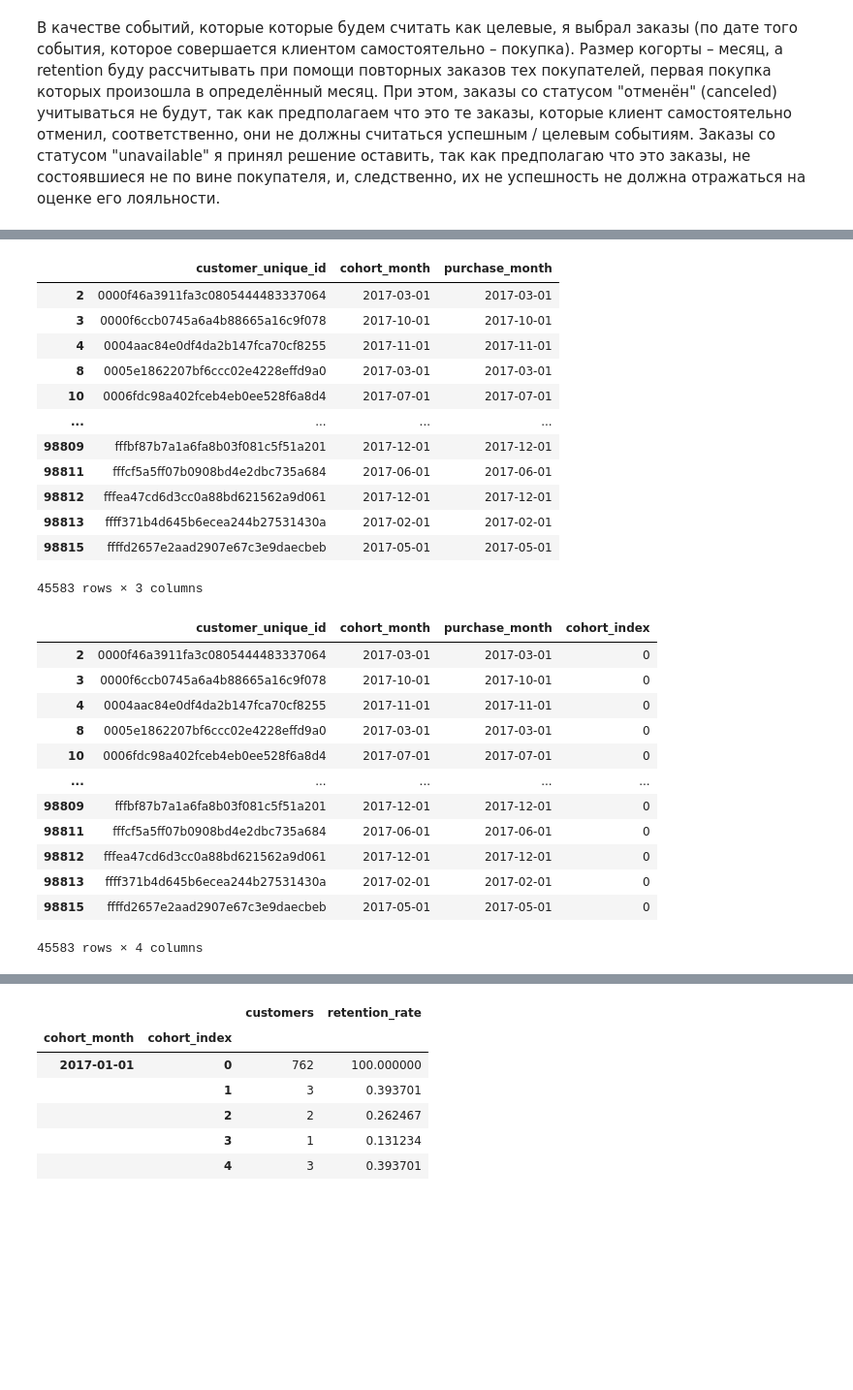
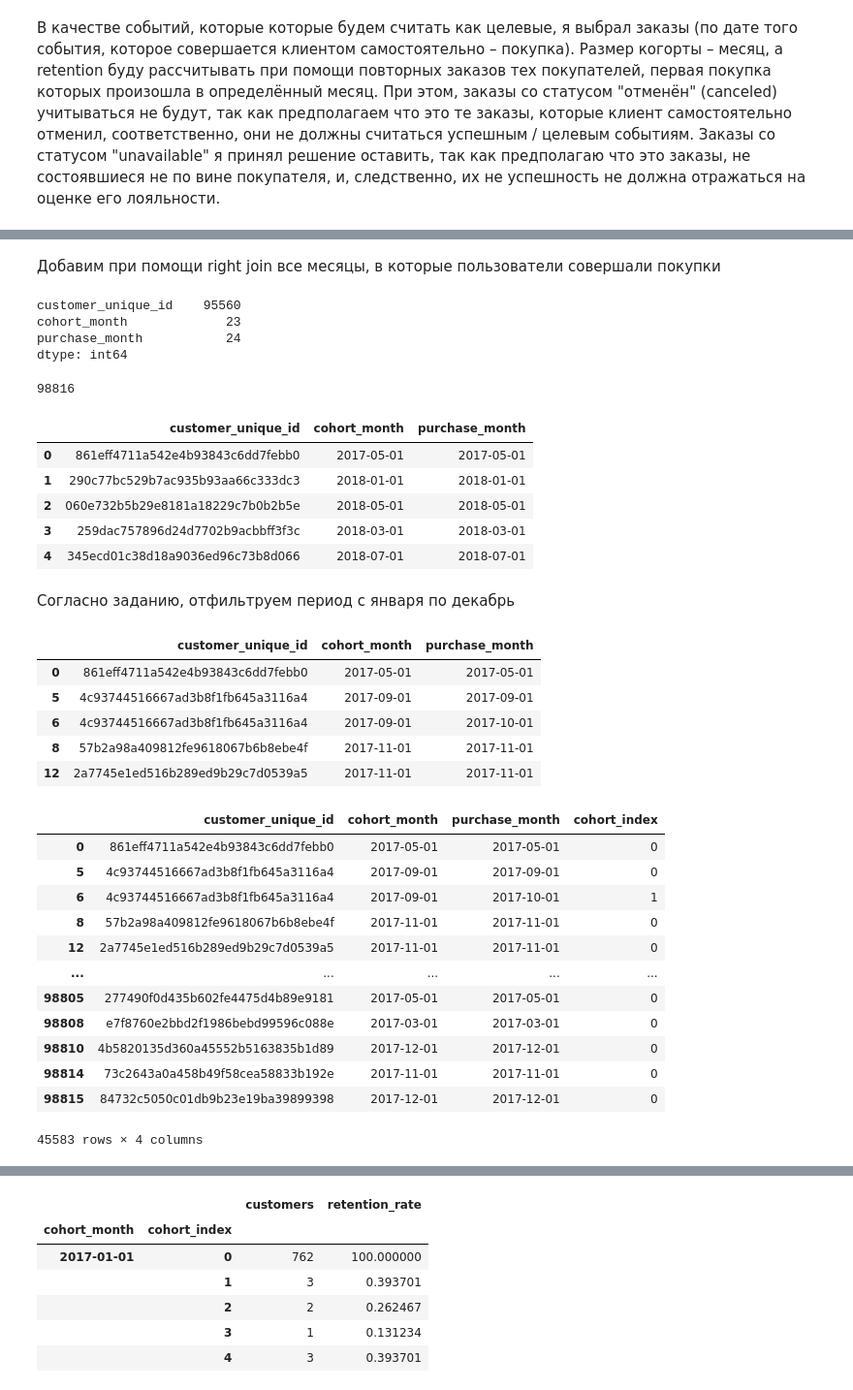
Before and after one commit to y0lk1n/analytics-practice, a Jupyter notebook: project_ecommerce/project_notebook.ipynb, the cells around one changed output, grey strips where cells are left out. Shown at 97% size. Cells and saved outputs as stored; diff of their text form; code cells hidden in the pictures; blank space fills up the shorter version.

```diff
--- a/project_ecommerce/project_notebook.ipynb
+++ b/project_ecommerce/project_notebook.ipynb
@@ -264,2 +357,6 @@ customers_orders_narrow
 # %%
-customer_cohorts = customers_orders_narrow.groupby('customer_unique_id').agg(cohort_month = ('purchase_month', 'min')).reset_index()
+customer_cohorts = customers_orders_narrow. \
+    groupby('customer_unique_id'). \
+    agg(cohort_month = ('purchase_month', 'min')). \
+    reset_index()
+customer_cohorts
@@ -266,19 +377,38 @@ customer_cohorts = customers_orders_narrow.groupby('customer_unique_id').agg(coh
+# %% [markdown]
+Добавим при помощи right join все месяцы, в которые пользователи совершали покупки
 # %%
-customer_cohorts = customer_cohorts.merge(customers_orders_narrow[['customer_unique_id', 'purchase_month']], on = 'customer_unique_id', how = 'left')
+customer_cohorts = customer_cohorts. \
+    merge(customers_orders_narrow[['customer_unique_id', 'purchase_month']], on = 'customer_unique_id', how = 'right')
+customer_cohorts.nunique()
+# %% [output]
+customer_unique_id    95560
+cohort_month             23
+purchase_month           24
+dtype: int64
+# %%
+# Проверим что учтены все заказы
+customer_cohorts.purchase_month.count()
+# %% [output]
+98816
+# %%
+customer_cohorts.head()
+# %% [output]
+|  | customer_unique_id | cohort_month | purchase_month |
+| 0 | 861eff4711a542e4b93843c6dd7febb0 | 2017-05-01 | 2017-05-01 |
+| 1 | 290c77bc529b7ac935b93aa66c333dc3 | 2018-01-01 | 2018-01-01 |
+| 2 | 060e732b5b29e8181a18229c7b0b2b5e | 2018-05-01 | 2018-05-01 |
+| 3 | 259dac757896d24d7702b9acbbff3f3c | 2018-03-01 | 2018-03-01 |
+| 4 | 345ecd01c38d18a9036ed96c73b8d066 | 2018-07-01 | 2018-07-01 |
+# %% [markdown]
+Согласно заданию, отфильтруем период с января по декабрь
 # %%
-customer_cohorts = customer_cohorts.loc[(customer_cohorts.cohort_month >= pd.to_datetime('2017-01-01')) & (customer_cohorts.cohort_month <= pd.to_datetime('2017-12-01'))]
-customer_cohorts
+customer_cohorts = customer_cohorts. \
+    loc[(customer_cohorts.cohort_month >= pd.to_datetime('2017-01-01')) & (customer_cohorts.cohort_month <= pd.to_datetime('2017-12-01'))]
+customer_cohorts.head()
 # %% [output]
 |  | customer_unique_id | cohort_month | purchase_month |
-| 2 | 0000f46a3911fa3c0805444483337064 | 2017-03-01 | 2017-03-01 |
-| 3 | 0000f6ccb0745a6a4b88665a16c9f078 | 2017-10-01 | 2017-10-01 |
-| 4 | 0004aac84e0df4da2b147fca70cf8255 | 2017-11-01 | 2017-11-01 |
-| 8 | 0005e1862207bf6ccc02e4228effd9a0 | 2017-03-01 | 2017-03-01 |
-| 10 | 0006fdc98a402fceb4eb0ee528f6a8d4 | 2017-07-01 | 2017-07-01 |
-| ... | ... | ... | ... |
-| 98809 | fffbf87b7a1a6fa8b03f081c5f51a201 | 2017-12-01 | 2017-12-01 |
-| 98811 | fffcf5a5ff07b0908bd4e2dbc735a684 | 2017-06-01 | 2017-06-01 |
-| 98812 | fffea47cd6d3cc0a88bd621562a9d061 | 2017-12-01 | 2017-12-01 |
-| 98813 | ffff371b4d645b6ecea244b27531430a | 2017-02-01 | 2017-02-01 |
-| 98815 | ffffd2657e2aad2907e67c3e9daecbeb | 2017-05-01 | 2017-05-01 |
+| 0 | 861eff4711a542e4b93843c6dd7febb0 | 2017-05-01 | 2017-05-01 |
+| 5 | 4c93744516667ad3b8f1fb645a3116a4 | 2017-09-01 | 2017-09-01 |
+| 6 | 4c93744516667ad3b8f1fb645a3116a4 | 2017-09-01 | 2017-10-01 |
+| 8 | 57b2a98a409812fe9618067b6b8ebe4f | 2017-11-01 | 2017-11-01 |
+| 12 | 2a7745e1ed516b289ed9b29c7d0539a5 | 2017-11-01 | 2017-11-01 |
-45583 rows × 3 columns
@@ -292,18 +424,17 @@ def get_index(df, col1, col2):
     return (purchase_year - cohort_year) * 12 + purchase_month - cohort_month
 
 customer_cohorts['cohort_index'] = get_index(customer_cohorts, "cohort_month", "purchase_month")
-customer_cohorts
 # %% [output]
 |  | customer_unique_id | cohort_month | purchase_month | cohort_index |
-| 2 | 0000f46a3911fa3c0805444483337064 | 2017-03-01 | 2017-03-01 | 0 |
-| 3 | 0000f6ccb0745a6a4b88665a16c9f078 | 2017-10-01 | 2017-10-01 | 0 |
-| 4 | 0004aac84e0df4da2b147fca70cf8255 | 2017-11-01 | 2017-11-01 | 0 |
-| 8 | 0005e1862207bf6ccc02e4228effd9a0 | 2017-03-01 | 2017-03-01 | 0 |
-| 10 | 0006fdc98a402fceb4eb0ee528f6a8d4 | 2017-07-01 | 2017-07-01 | 0 |
+| 0 | 861eff4711a542e4b93843c6dd7febb0 | 2017-05-01 | 2017-05-01 | 0 |
+| 5 | 4c93744516667ad3b8f1fb645a3116a4 | 2017-09-01 | 2017-09-01 | 0 |
+| 6 | 4c93744516667ad3b8f1fb645a3116a4 | 2017-09-01 | 2017-10-01 | 1 |
+| 8 | 57b2a98a409812fe9618067b6b8ebe4f | 2017-11-01 | 2017-11-01 | 0 |
+| 12 | 2a7745e1ed516b289ed9b29c7d0539a5 | 2017-11-01 | 2017-11-01 | 0 |
 | ... | ... | ... | ... | ... |
-| 98809 | fffbf87b7a1a6fa8b03f081c5f51a201 | 2017-12-01 | 2017-12-01 | 0 |
-| 98811 | fffcf5a5ff07b0908bd4e2dbc735a684 | 2017-06-01 | 2017-06-01 | 0 |
-| 98812 | fffea47cd6d3cc0a88bd621562a9d061 | 2017-12-01 | 2017-12-01 | 0 |
-| 98813 | ffff371b4d645b6ecea244b27531430a | 2017-02-01 | 2017-02-01 | 0 |
-| 98815 | ffffd2657e2aad2907e67c3e9daecbeb | 2017-05-01 | 2017-05-01 | 0 |
+| 98805 | 277490f0d435b602fe4475d4b89e9181 | 2017-05-01 | 2017-05-01 | 0 |
+| 98808 | e7f8760e2bbd2f1986bebd99596c088e | 2017-03-01 | 2017-03-01 | 0 |
+| 98810 | 4b5820135d360a45552b5163835b1d89 | 2017-12-01 | 2017-12-01 | 0 |
+| 98814 | 73c2643a0a458b49f58cea58833b192e | 2017-11-01 | 2017-11-01 | 0 |
+| 98815 | 84732c5050c01db9b23e19ba39899398 | 2017-12-01 | 2017-12-01 | 0 |
 45583 rows × 4 columns
```
Also changed, not shown: parts of 48 cells of this notebook.
